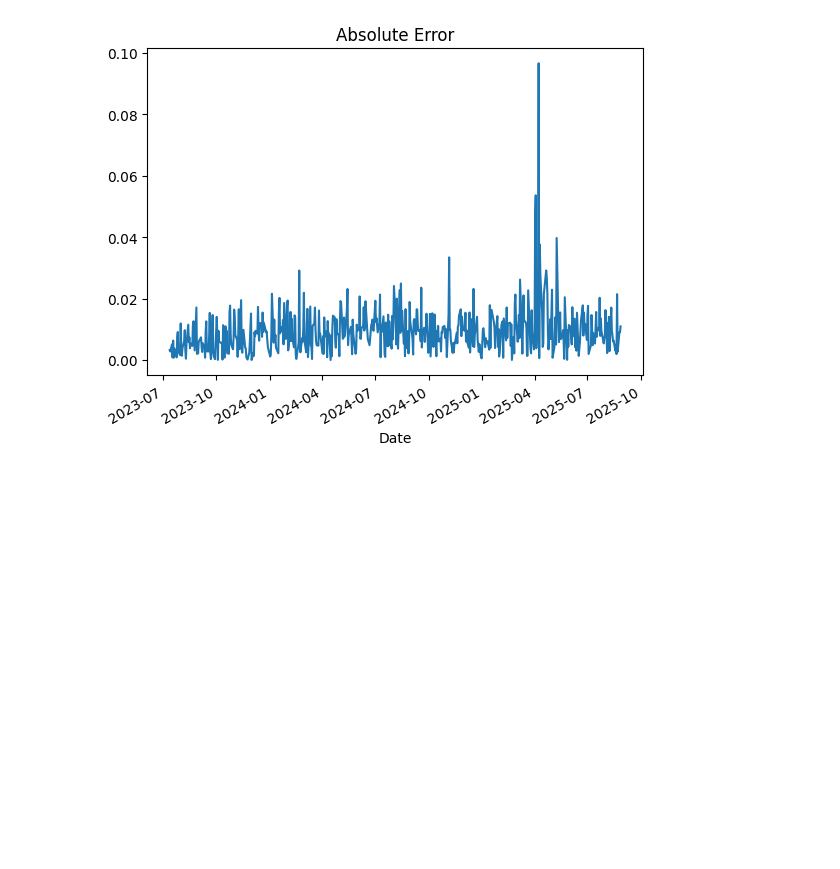
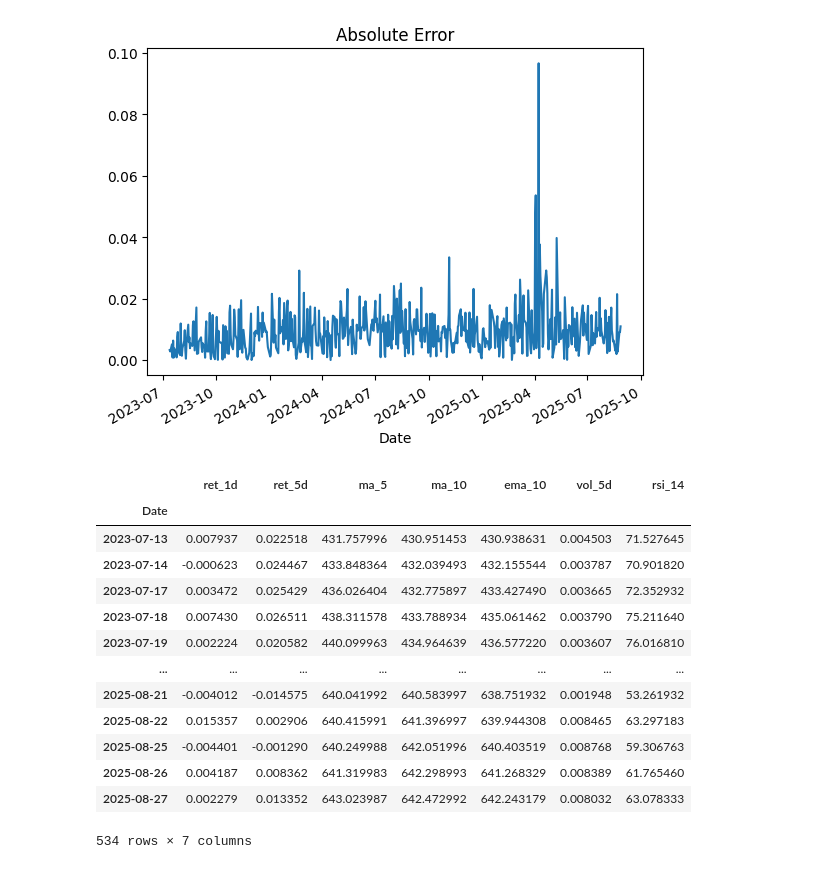
Before and after one commit to sudoVenomSnake/bootcamp_swastik_mishra, a Jupyter notebook: project/notebooks/results_analysis.ipynb, the cells around one changed output. Drawn from its saved outputs; the diff is of its cells as text; code cells hidden in the pictures; blank space fills up the shorter version.

```diff
--- a/project/notebooks/results_analysis.ipynb
+++ b/project/notebooks/results_analysis.ipynb
@@ -44,3 +44,20 @@ for i in os.listdir("../data/processed/"):
 [figure]
 [figure]
 [figure]
+# %%
+X_te
+# %% [output]
+|  | ret_1d | ret_5d | ma_5 | ma_10 | ema_10 | vol_5d | rsi_14 |
+| Date |  |  |  |  |  |  |  |
+| 2023-07-13 | 0.007937 | 0.022518 | 431.757996 | 430.951453 | 430.938631 | 0.004503 | 71.527645 |
+| 2023-07-14 | -0.000623 | 0.024467 | 433.848364 | 432.039493 | 432.155544 | 0.003787 | 70.901820 |
+| 2023-07-17 | 0.003472 | 0.025429 | 436.026404 | 432.775897 | 433.427490 | 0.003665 | 72.352932 |
+| 2023-07-18 | 0.007430 | 0.026511 | 438.311578 | 433.788934 | 435.061462 | 0.003790 | 75.211640 |
+| 2023-07-19 | 0.002224 | 0.020582 | 440.099963 | 434.964639 | 436.577220 | 0.003607 | 76.016810 |
+| ... | ... | ... | ... | ... | ... | ... | ... |
+| 2025-08-21 | -0.004012 | -0.014575 | 640.041992 | 640.583997 | 638.751932 | 0.001948 | 53.261932 |
+| 2025-08-22 | 0.015357 | 0.002906 | 640.415991 | 641.396997 | 639.944308 | 0.008465 | 63.297183 |
+| 2025-08-25 | -0.004401 | -0.001290 | 640.249988 | 642.051996 | 640.403519 | 0.008768 | 59.306763 |
+| 2025-08-26 | 0.004187 | 0.008362 | 641.319983 | 642.298993 | 641.268329 | 0.008389 | 61.765460 |
+| 2025-08-27 | 0.002279 | 0.013352 | 643.023987 | 642.472992 | 642.243179 | 0.008032 | 63.078333 |
+534 rows × 7 columns
```
Also changed, not shown: parts of 1 cell of this notebook, 5 other files.
